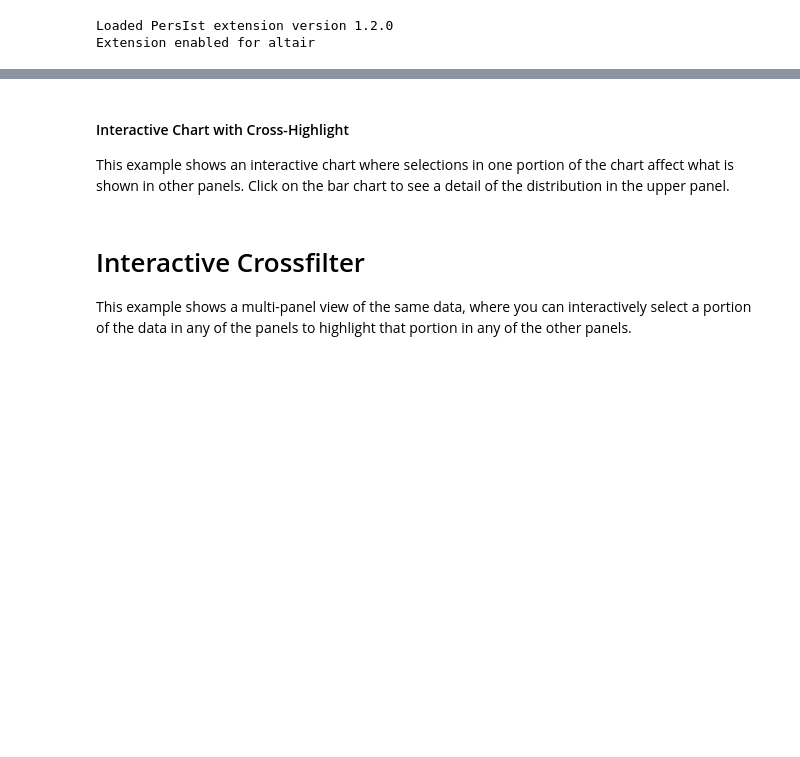
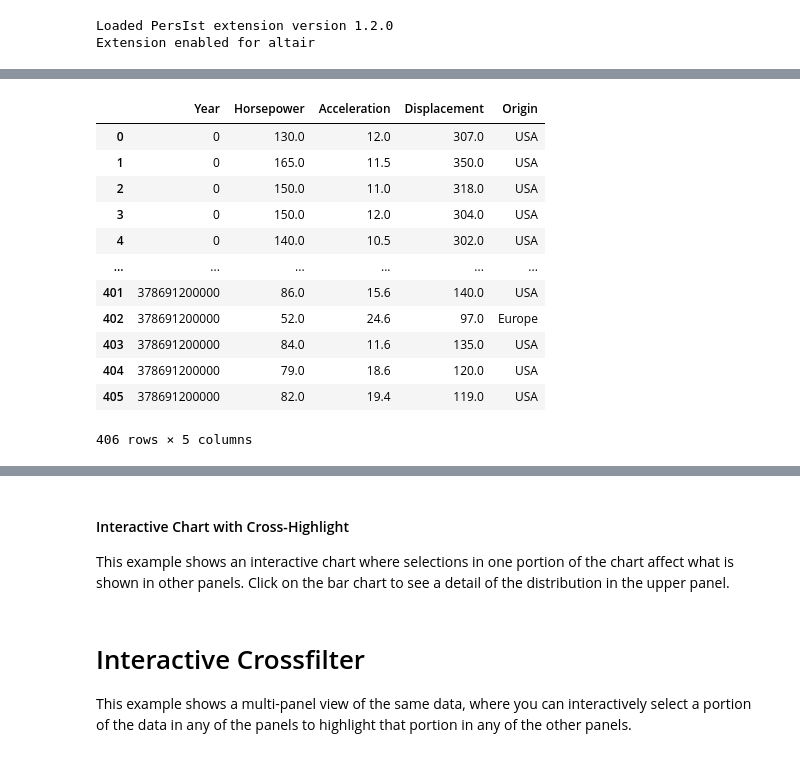
Before and after one commit to visdesignlab/persist, a Jupyter notebook: examples/basic_ext_test.ipynb, the cells around one changed output, grey strips where cells are left out. Drawn from its saved outputs; the diff is of its cells as text; code cells hidden in the pictures; blank space fills up the shorter version.

Commit message:
feat(fancy data table): fancy data table

```diff
--- a/examples/basic_ext_test.ipynb
+++ b/examples/basic_ext_test.ipynb
@@ -19,0 +28,16 @@ PR.create_interactive_table(pd.DataFrame(source))
+# %%
+ertyumetum
+# %% [output]
+|  | Year | Horsepower | Acceleration | Displacement | Origin |
+| 0 | 0 | 130.0 | 12.0 | 307.0 | USA |
+| 1 | 0 | 165.0 | 11.5 | 350.0 | USA |
+| 2 | 0 | 150.0 | 11.0 | 318.0 | USA |
+| 3 | 0 | 150.0 | 12.0 | 304.0 | USA |
+| 4 | 0 | 140.0 | 10.5 | 302.0 | USA |
+| ... | ... | ... | ... | ... | ... |
+| 401 | 378691200000 | 86.0 | 15.6 | 140.0 | USA |
+| 402 | 378691200000 | 52.0 | 24.6 | 97.0 | Europe |
+| 403 | 378691200000 | 84.0 | 11.6 | 135.0 | USA |
+| 404 | 378691200000 | 79.0 | 18.6 | 120.0 | USA |
+| 405 | 378691200000 | 82.0 | 19.4 | 119.0 | USA |
+406 rows × 5 columns
```
Also changed, not shown: parts of 7 cells of this notebook, 11 other files.
